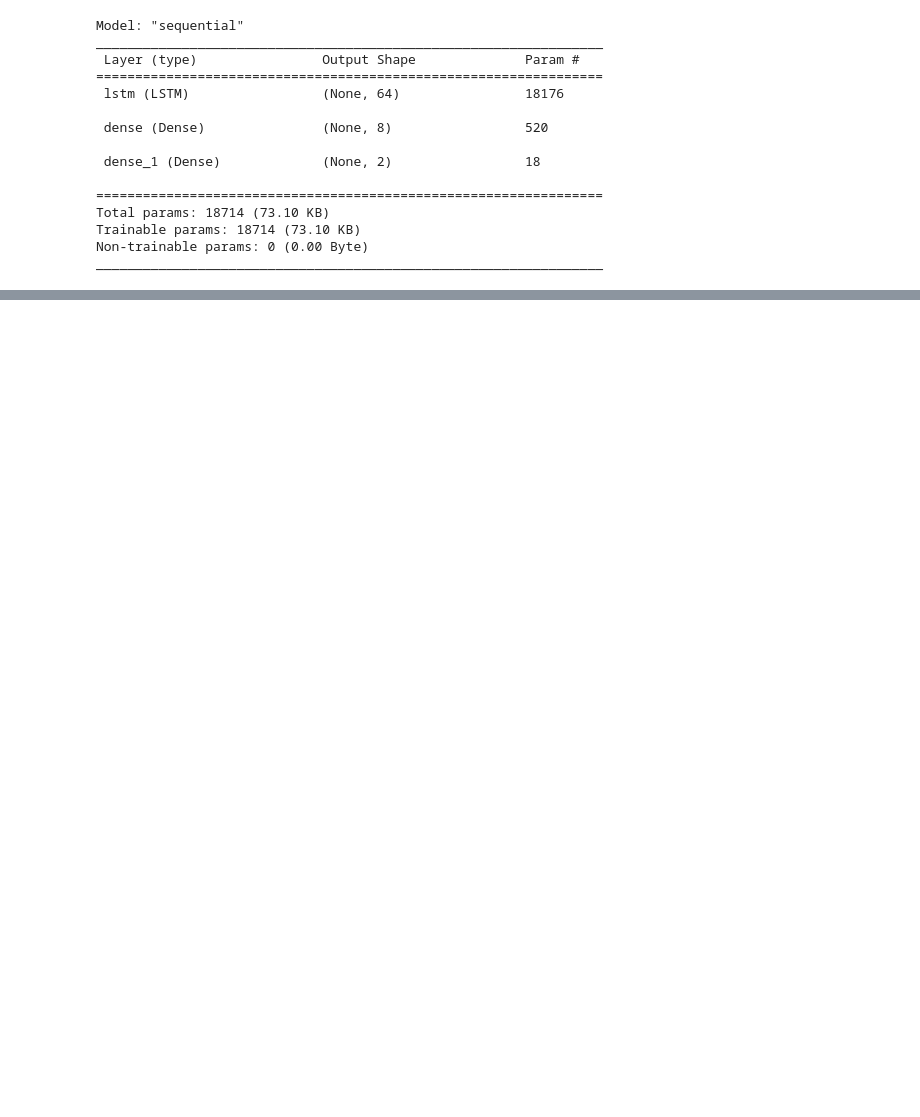
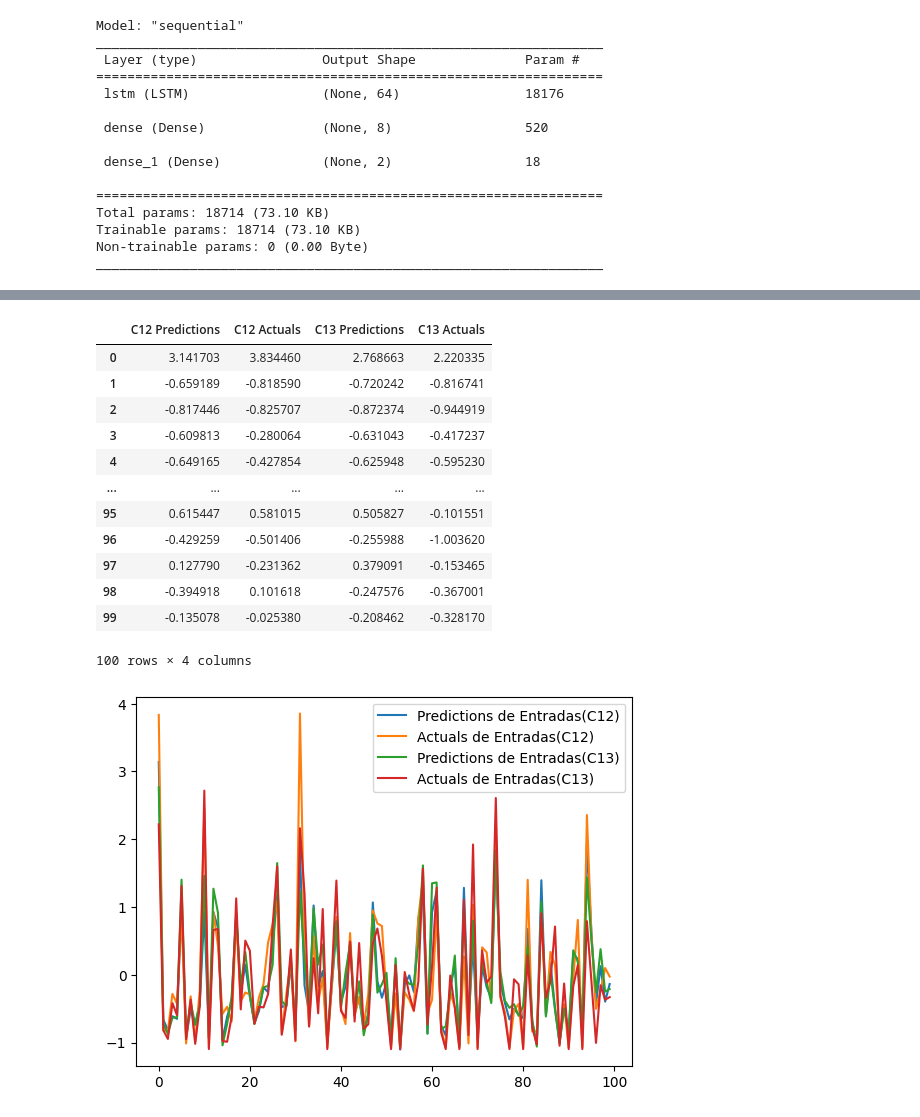
Before and after one commit to a-proenca/LAD, a Jupyter notebook: LAD_FINAL.ipynb, the cells around one changed output, grey strips where cells are left out. Drawn from its saved outputs; the diff is of its cells as text; code cells hidden in the pictures; blank space fills up the shorter version.

```diff
--- a/LAD_FINAL.ipynb
+++ b/LAD_FINAL.ipynb
@@ -383,7 +376,7 @@ Trainable params: 18705 (73.07 KB)
 Non-trainable params: 0 (0.00 Byte)
 _________________________________________________________________
 # %%
-cp = ModelCheckpoint('model/', save_best_only=True)
-model.compile(optimizer='adam', loss='mean_squared_error')
+#cp = ModelCheckpoint('model/', save_best_only=True)
+#model.compile(loss=MeanSquaredError(),optimizer=Adam(learning_rate=0.01), metrics=[RootMeanSquaredError()])
 # %%
-model.fit(X_train,Y_train,validation_data=(X_val,Y_val), epochs=10, callbacks=[cp])
+#model.fit(X_train,Y_train,validation_data=(X_val,Y_val), epochs=10, callbacks=[cp])
@@ -498,0 +524,22 @@ KeyboardInterrupt:
+# %%
+def plot_predictions2(model, X, Y, start=0, end=100):
+    predictions = model.predict(X)
+    c12_preds, c13_preds = predictions[:, 0], predictions[:, 1]
+    c12_actuals, c13_actuals = Y[:, 0], Y[:, 1]
+
+    df = pd.DataFrame(data={'C12 Predictions': c12_preds,
+                            'C12 Actuals': c12_actuals,
+                            'C13 Predictions': c13_preds,
+                            'C13 Actuals': c13_actuals
+                            })
+
+    plt.plot(df['C12 Predictions'][start:end], label='Predictions de Entradas(C12)')
+    plt.plot(df['C12 Actuals'][start:end], label='Actuals de Entradas(C12)')
+    plt.plot(df['C13 Predictions'][start:end], label='Predictions de Entradas(C13)')
+    plt.plot(df['C13 Actuals'][start:end], label='Actuals de Entradas(C13)')
+    plt.legend()
+
+    return df[start:end]
+# %%
+plot_predictions2(model2,X_testV2,Y_testV2)
+# %% [output]
@@ -498,0 +547,14 @@ KeyboardInterrupt:
+|  | C12 Predictions | C12 Actuals | C13 Predictions | C13 Actuals |
+| 0 | 3.141703 | 3.834460 | 2.768663 | 2.220335 |
+| 1 | -0.659189 | -0.818590 | -0.720242 | -0.816741 |
+| 2 | -0.817446 | -0.825707 | -0.872374 | -0.944919 |
+| 3 | -0.609813 | -0.280064 | -0.631043 | -0.417237 |
+| 4 | -0.649165 | -0.427854 | -0.625948 | -0.595230 |
+| ... | ... | ... | ... | ... |
+| 95 | 0.615447 | 0.581015 | 0.505827 | -0.101551 |
+| 96 | -0.429259 | -0.501406 | -0.255988 | -1.003620 |
+| 97 | 0.127790 | -0.231362 | 0.379091 | -0.153465 |
+| 98 | -0.394918 | 0.101618 | -0.247576 | -0.367001 |
+| 99 | -0.135078 | -0.025380 | -0.208462 | -0.328170 |
+100 rows × 4 columns
+[figure, added]
```
Also changed, not shown: parts of 18 cells of this notebook.
